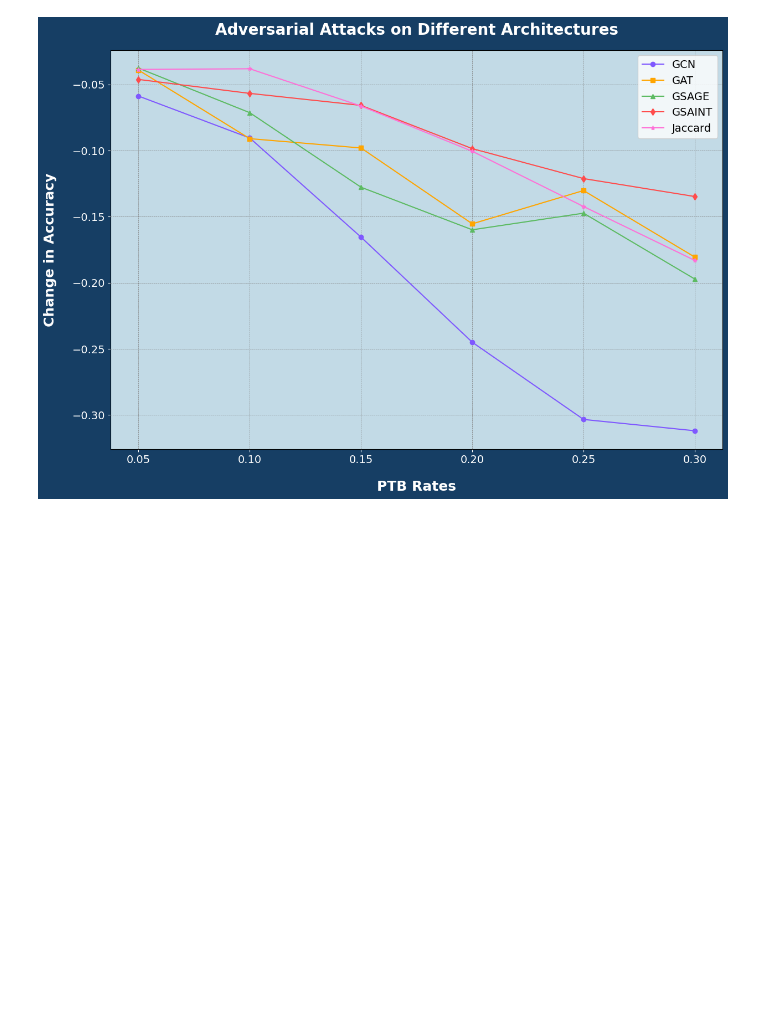
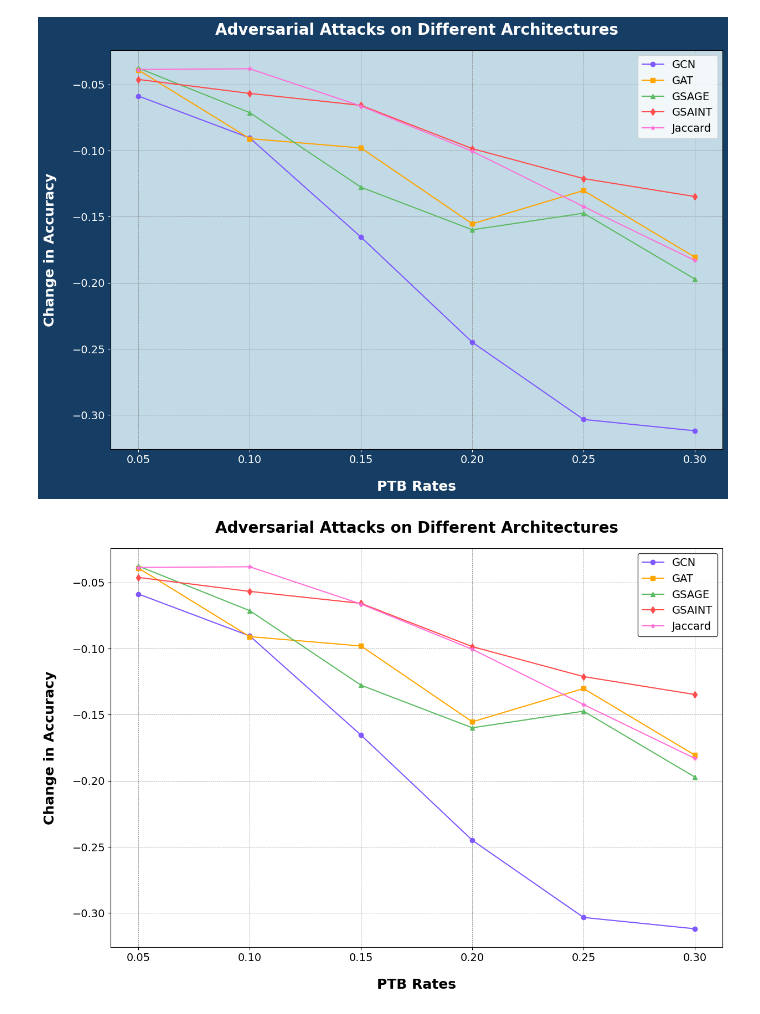
Before and after one commit to wrcorcoran/minimum-edge-set-perturbation, a Jupyter notebook: attacks/data-arrays/cora/Visual.ipynb, the cells around one changed output. Saved outputs shown, nothing was run; the diff lists cells and outputs as text; code cells hidden in the pictures; blank space fills up the shorter version.

Commit message:
new visuals

```diff
--- a/attacks/data-arrays/cora/Visual.ipynb
+++ b/attacks/data-arrays/cora/Visual.ipynb
@@ -198,3 +198,66 @@ plt.savefig('attacks.png', dpi=600, facecolor='#163E64', pad_inches=0.1)
 plt.show()
 # %% [output]
 [figure]
+# %%
+import numpy as np
+import matplotlib.pyplot as plt
+
+# Specify the paths to your .npy files
+gcn_results_path = './gcn_results.npy'
+gat_results_path = './gat_results.npy'
+gsage_results_path = './gsage_results.npy'
+gsaint_results_path = './gsaint_results.npy'
+jaccard_results_path = './jaccard_results.npy'
+ptb_rates_path = './ptb_rates.npy'
+
+# Load the .npy files
+gcn_results = np.load(gcn_results_path)
+gat_results = np.load(gat_results_path)
+gsage_results = np.load(gsage_results_path)
+gsaint_results = np.load(gsaint_results_path)
+jaccard_results = np.load(jaccard_results_path)
+ptb_rates = np.load(ptb_rates_path)
+
+# Define slightly darker pastel colors for the lines
+colors = ['#7F58FF', '#FFA500', '#5DBB63', '#FF4C4C', '#FF70D8']  # Slightly darker shades
+
+# Create a plot with a specified size and white background
+plt.figure(figsize=(13, 9), facecolor='white')  # Set white background for the figure
+ax = plt.gca()
+ax.set_facecolor('white')  # Set white background inside the axes
+
+# Plot each architecture's results with the slightly darker pastel colors
+plt.plot(ptb_rates, gcn_results, marker='o', linestyle='-', color=colors[0], label='GCN')
+plt.plot(ptb_rates, gat_results, marker='s', linestyle='-', color=colors[1], label='GAT')
+plt.plot(ptb_rates, gsage_results, marker='^', linestyle='-', color=colors[2], label='GSAGE')
+plt.plot(ptb_rates, gsaint_results, marker='d', linestyle='-', color=colors[3], label='GSAINT')  # Slightly darker red
+plt.plot(ptb_rates, jaccard_results, marker='*', linestyle='-', color=colors[4], label='Jaccard')
+
+# Add title and labels with black color, bold font, and larger font size
+plt.title('Adversarial Attacks on Different Architectures', color='black', fontweight='bold', fontsize=20, pad=20)
+plt.xlabel('PTB Rates', color='black', fontweight='bold', fontsize=18, labelpad=20)
+plt.ylabel('Change in Accuracy', color='black', fontweight='bold', fontsize=18, labelpad=20)
+
+# Customize tick parameters to have black color
+ax.tick_params(axis='x', colors='black', labelsize=14)
+ax.tick_params(axis='y', colors='black', labelsize=14)
+
+# Add legend with a white background and black text
+legend = plt.legend(facecolor='white', fontsize=14)
+frame = legend.get_frame()
+frame.set_facecolor('white')
+frame.set_edgecolor('black')
+
+# Show grid with a light gray color
+plt.grid(color='gray', linestyle='--', linewidth=0.5)
+
+# Adjust the subplot parameters to reduce padding around the axes labels and title
+plt.subplots_adjust(left=0.1, right=0.95, top=0.9, bottom=0.1)
+
+# Save plot to a file with higher resolution
+plt.savefig('attacks_white_bg.png', dpi=600, facecolor='white', pad_inches=0.1)
+
+# Show plot
+plt.show()
+# %% [output]
+[figure, added]
```
Also changed, not shown: 16 other files.
